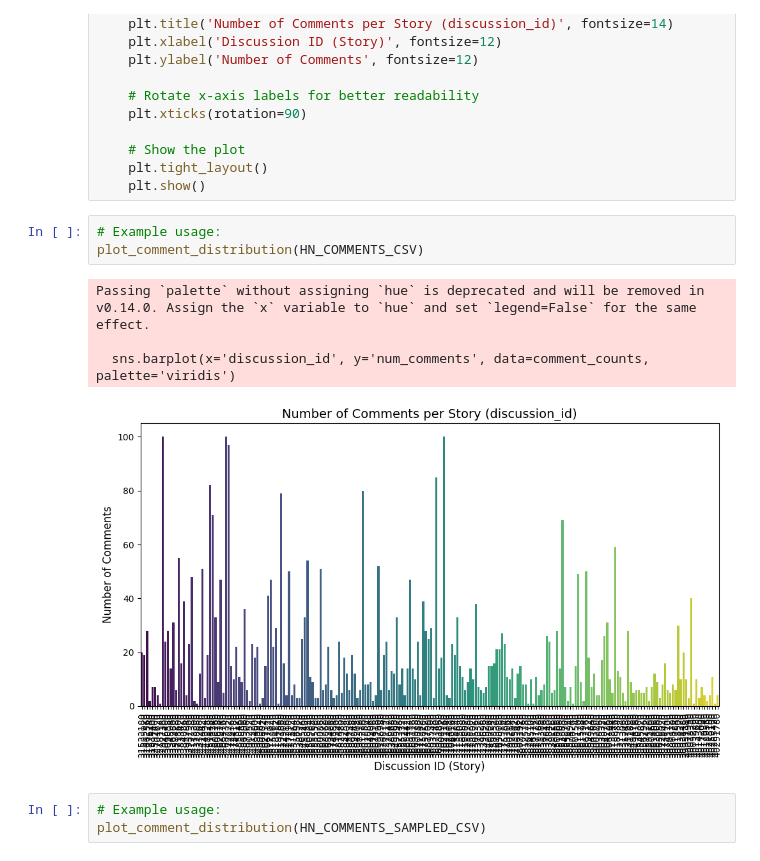
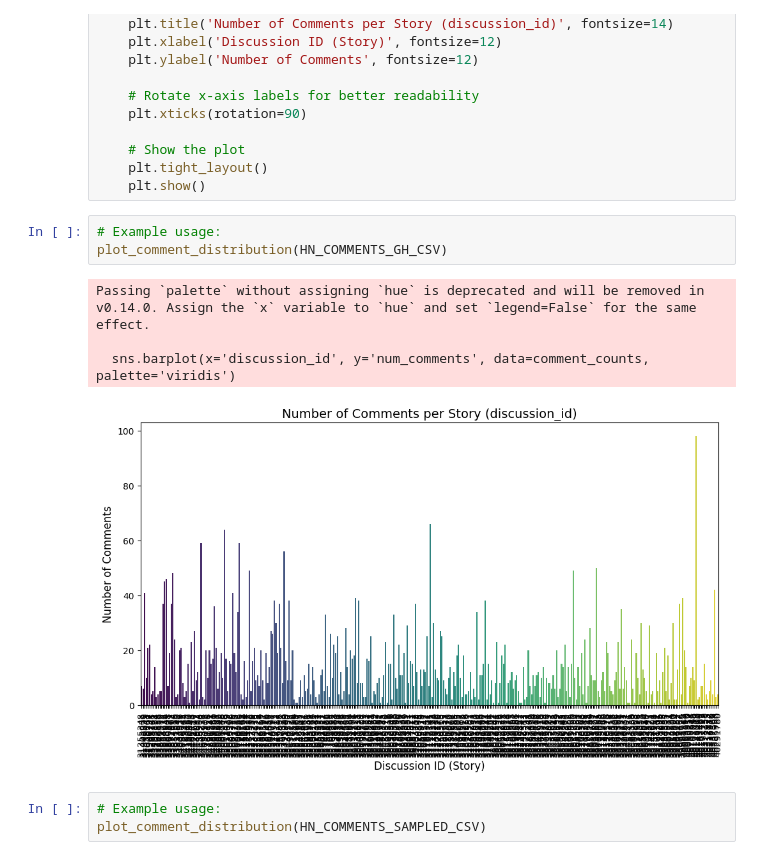
Before and after one commit to MUICT-SERU/SP2024-GPT, a Jupyter notebook: src/2-retrieve-hn-comments/2-retrieve-hackernews-comments.ipynb, the cells around one changed output. Cells and saved outputs as stored; diff of their text form.

```diff
--- a/src/2-retrieve-hn-comments/2-retrieve-hackernews-comments.ipynb
+++ b/src/2-retrieve-hn-comments/2-retrieve-hackernews-comments.ipynb
@@ -481,12 +510,12 @@ def plot_comment_distribution(csv_file):
     plt.show()
 # %%
 # Example usage:
-plot_comment_distribution(HN_COMMENTS_CSV)
+plot_comment_distribution(HN_COMMENTS_GH_CSV)
 # %% [output]
 Passing `palette` without assigning `hue` is deprecated and will be removed in v0.14.0. Assign the `x` variable to `hue` and set `legend=False` for the same effect.
 
   sns.barplot(x='discussion_id', y='num_comments', data=comment_counts, palette='viridis')
-[figure, old version]
+[figure, new version]
 # %%
 # Example usage:
 plot_comment_distribution(HN_COMMENTS_SAMPLED_CSV)
```
Also changed, not shown: parts of 27 cells of this notebook, 3 other files.
